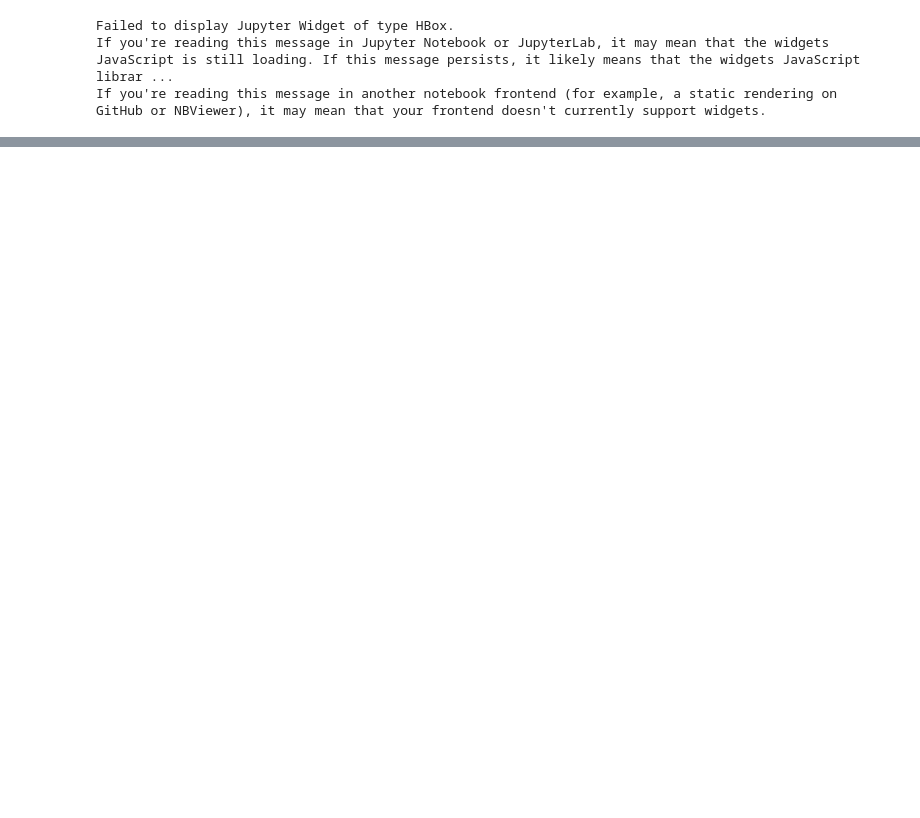
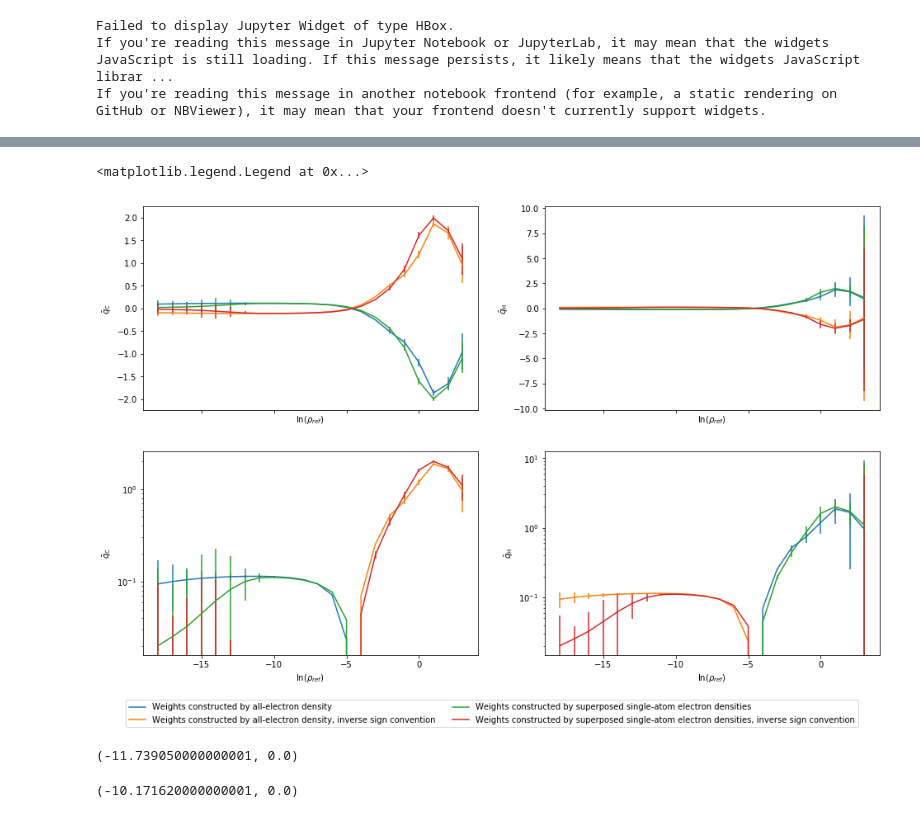
Before and after one commit to jotelha/smampppp, a Jupyter notebook: BenzeneTest.ipynb, the cells around one changed output, grey strips where cells are left out. Saved outputs shown, nothing was run; the diff lists cells and outputs as text; code cells hidden in the pictures; blank space fills up the shorter version.

Commit message:
GPAW DFT and weight function parameter dependency evaluated

```diff
--- a/BenzeneTest.ipynb
+++ b/BenzeneTest.ipynb
@@ -35,0 +68,2 @@ If you're reading this message in another notebook frontend (for example, a stat
+# %%
+benzene.set_calculator(calc)
@@ -35,0 +143,7 @@ If you're reading this message in another notebook frontend (for example, a stat
+# %%
+number_regexp = '[-+]?[0-9]+(?:\.[0-9]+)?'
+convert = lambda text: float(text) if re.match('^' + number_regexp + '$', text) else text
+alphanum = lambda key: [ convert(c) for c in re.split('(' + number_regexp + ')', key) ]
+# %%
+def costFunction(X,A,B,C,N):
+    return np.dot(np.dot(X[:N].T,A),X[:N]) - np.dot(B,X[:N])
@@ -35,0 +152,7 @@ If you're reading this message in another notebook frontend (for example, a stat
+# %%
+set_names = ['Weights constructed by all-electron density',
+            'Weights constructed by all-electron density, inverse sign convention',
+            'Weights constructed by superposed single-atom electron densities',
+            'Weights constructed by superposed single-atom electron densities, inverse sign convention']
+directories = ['benzene/wdens/', 'benzene/wdens_neg/',
+               'benzene/nowdens/', 'benzene/nowdens_neg/']
@@ -35,0 +265,37 @@ If you're reading this message in another notebook frontend (for example, a stat
+# %%
+# plot results
+cols = 2
+rows = 2
+all_avCch_graphs = []
+fig, axs = plt.subplots(nrows=rows, ncols=cols, sharex=True, figsize=(cols*8,rows*5))
+for i in range(len(all_benzenes)):
+
+    avCch_graph = axs[0,0].errorbar(all_parameters[i],average_C_charge[i],yerr=np.sqrt(variance_C_charge[i]))
+    axs[0,0].set_ylabel(r'$\bar{q}_\mathrm{C}$')
+    axs[0,0].set_xlabel(r'$\ln(\rho_{ref})$')
+
+    axs[0,1].errorbar(all_parameters[i],average_H_charge[i],yerr=np.sqrt(variance_H_charge[i]))
+    axs[0,1].set_ylabel(r'$\bar{q}_\mathrm{H}$')
+    axs[0,1].set_xlabel(r'$\ln(\rho_{ref})$')
+
+    axs[1,0].set_yscale("log", nonposy='clip')
+    axs[1,0].errorbar(all_parameters[i],average_C_charge[i],yerr=np.sqrt(variance_C_charge[i]))
+    axs[1,0].set_ylabel(r'$\bar{q}_\mathrm{C}$')
+    axs[1,0].set_xlabel(r'$\ln(\rho_{ref})$')
+
+    axs[1,1].set_yscale("log", nonposy='clip')
+    axs[1,1].errorbar(all_parameters[i],average_H_charge[i],yerr=np.sqrt(variance_H_charge[i]))
+    axs[1,1].set_ylabel(r'$\bar{q}_\mathrm{H}$')
+    axs[1,1].set_xlabel(r'$\ln(\rho_{ref})$')
+
+
+
+
+    all_avCch_graphs.append(avCch_graph)
+#plt.show()
+
+lines = [a.lines[0] for a in all_avCch_graphs ]
+fig.legend( lines, set_names, loc='lower center', ncol=cols )
+# %% [output]
+<matplotlib.legend.Legend at 0x...>
+[figure, added]
@@ -35,0 +308,8 @@ If you're reading this message in another notebook frontend (for example, a stat
+# %%
+smamp_esp_cube_data.min(),smamp_esp_cube_data.max()
+# %% [output]
+(-11.739050000000001, 0.0)
+# %%
+benzene_esp_cube_data.min(),benzene_esp_cube_data.max()
+# %% [output]
+(-10.171620000000001, 0.0)
```
Also changed, not shown: parts of 53 cells of this notebook, 6 other files.
